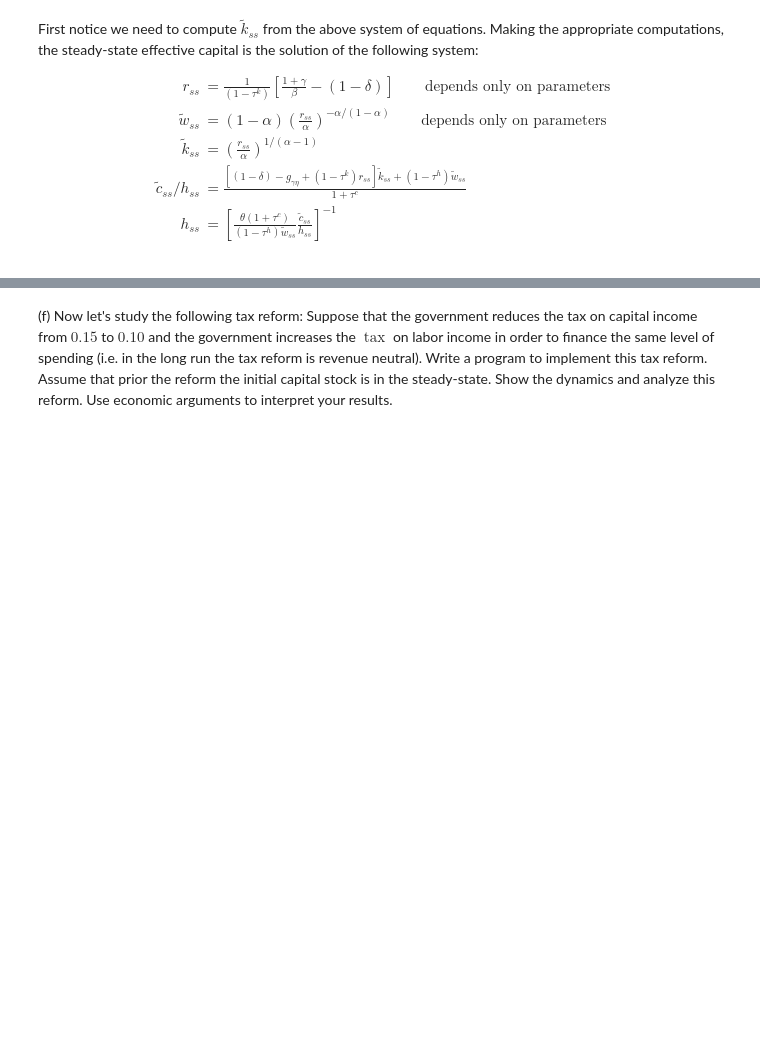
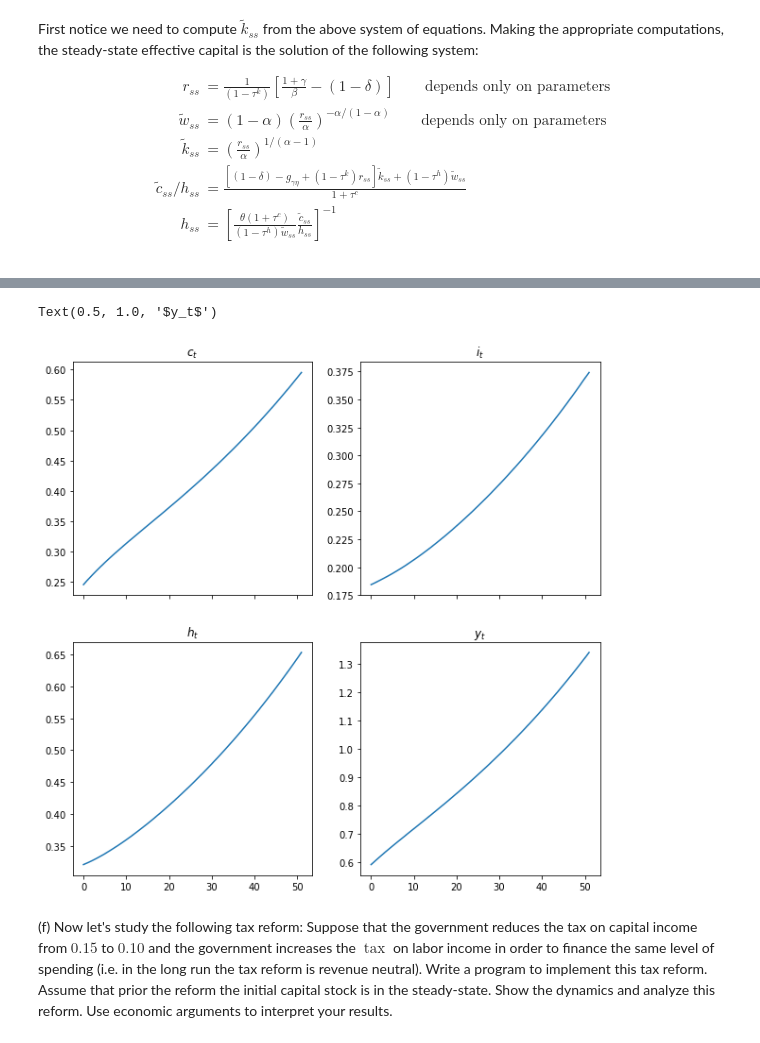
Before and after one commit to rfbressan/eesp_macro3, a Jupyter notebook: problem_set1.ipynb, the cells around one changed output, grey strips where cells are left out. Drawn from its saved outputs; the diff is of its cells as text; code cells hidden in the pictures; blank space fills up the shorter version.

```diff
--- a/problem_set1.ipynb
+++ b/problem_set1.ipynb
@@ -813,23 +1002,22 @@ g_econ.solve_dyn(h0, k0, 50)
 # %%
-r = g_econ.get_dyn()['r']
-w = g_econ.get_dyn()['w']
-h = g_econ.get_dyn()['h']
-c = g_econ.get_dyn()['c']
-k = g_econ.get_dyn()['k']
+t = np.linspace(0, 51, 52)
+A = 1*(1+econ2.gamma)**t
+pc = dict()
+for key in paths:
+    pc[key] = paths[key]*A
 
-fig, ax = plt.subplots(nrows=2, ncols=3, sharex=True, figsize=(12, 8))
-ax[0,0].plot(r)
-ax[0,0].set_title('$r_t$')
-ax[0,1].plot(w)
-ax[0,1].set_title('$w_t$')
-ax[0,2].plot(h)
-ax[0,2].set_title('$h_t$')
-ax[1,0].plot(c)
-ax[1,0].set_title('$c_t$')
-ax[1,1].plot(k)
-ax[1,1].set_title('$k_t$')
-ax[1,2].plot(k**param['alpha'])
-ax[1,2].set_title('$y_t$')
+fig, ax = plt.subplots(nrows=2, ncols=2, sharex=True, figsize=(10, 10))
+ax[0,0].plot(pc['ct'])
+ax[0,0].set_title('$c_t$')
+ax[0,1].plot(pc['it'])
+ax[0,1].set_title('$i_t$')
+ax[1,0].plot(pc['ht'])
+ax[1,0].set_title('$h_t$')
+ax[1,1].plot(pc['yt'])
+ax[1,1].set_title('$y_t$')
+# %% [output]
+Text(0.5, 1.0, '$y_t$')
+[figure, added]
 # %% [markdown]
 (f) Now let's study the following tax reform: Suppose that the government reduces the tax on capital income from $0.15$ to $0.10$ and the government increases the $\operatorname{tax}$ on labor income in order to finance the same level of spending (i.e. in the long run the tax reform is revenue neutral). Write a program to implement this tax reform. Assume that prior the reform the initial capital stock is in the steady-state. Show the dynamics and analyze this reform. Use economic arguments to interpret your results.
 # %% [markdown]
```
Also changed, not shown: parts of 9 cells of this notebook.
